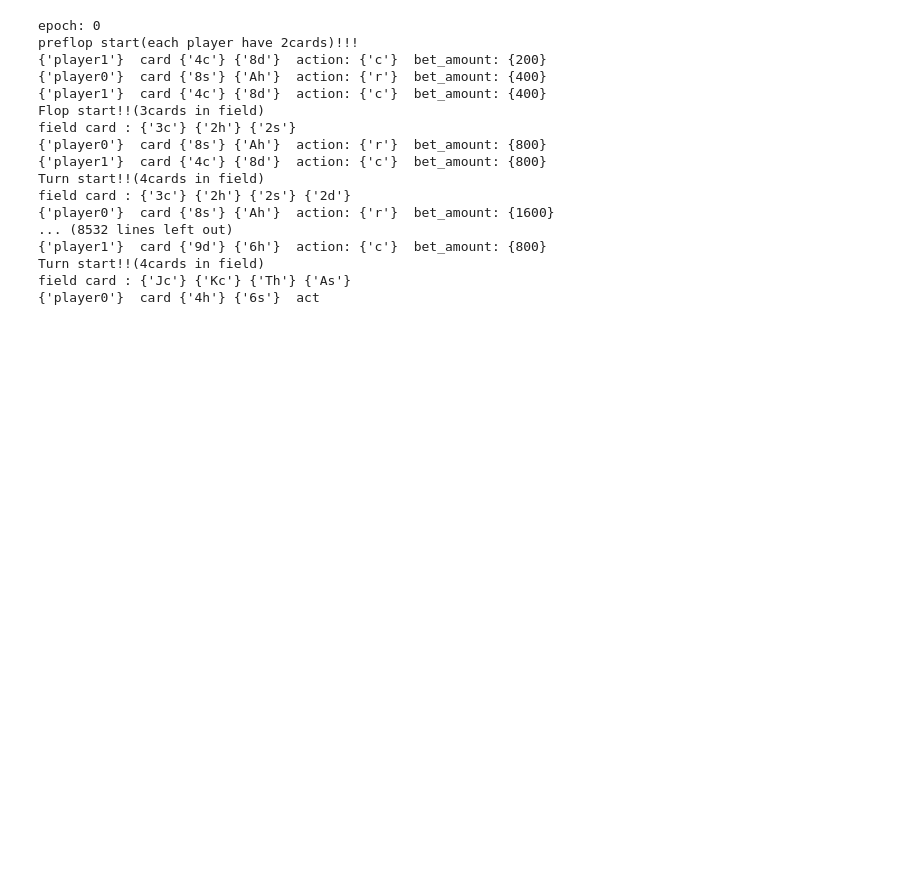
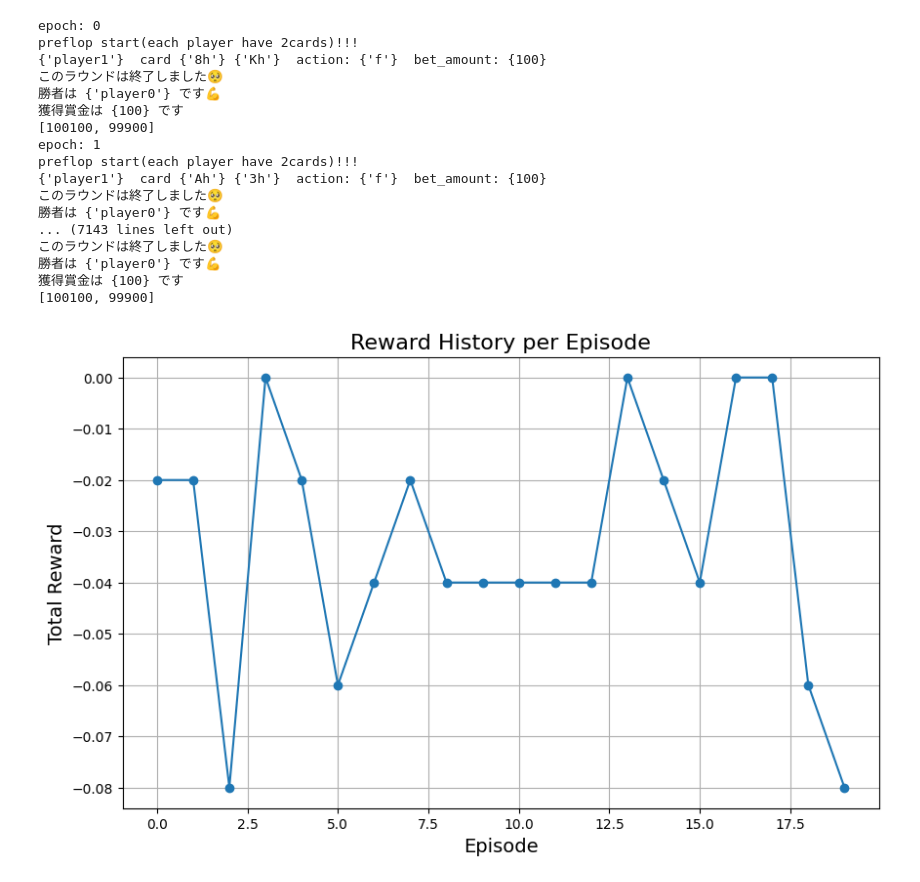
Before and after one commit to Shota-Oba486/poker, a Jupyter notebook: dqn_round.ipynb, the cells around one changed output. Saved outputs shown, nothing was run; the diff lists cells and outputs as text; code cells hidden in the pictures; blank space fills up the shorter version.

Commit message:
rewardやstateが初期

```diff
--- a/dqn_round.ipynb
+++ b/dqn_round.ipynb
@@ -42,7 +41,7 @@ class ReplayBuffer:
 class QNet(nn.Module):
     def __init__(self, action_size):
         super().__init__()
-        self.l1 = nn.Linear(111,128)
+        self.l1 = nn.Linear(6,128)
         self.l2 = nn.Linear(128,128)
         self.l3 = nn.Linear(128,action_size)
 
@@ -87,7 +86,8 @@ class DQNAgent:
                 return np.zeros(target_shape)  # ダミーの状態
             return next_state
 
-        next_state = preprocess_next_state(next_state,111)
+        ###注意！！！！（magic number）
+        next_state = preprocess_next_state(next_state,6)
 
         state = torch.tensor(state, dtype=torch.float32)
         action = torch.tensor(action, dtype=torch.int64)  # アクションは整数型
@@ -115,6 +115,11 @@ class DQNAgent:
         self.optimizer.zero_grad()
         loss.backward()
         self.optimizer.step()
+
+    def copy_from(self, other_agent):
+        # other_agent からパラメータをコピー
+        self.qnet.load_state_dict(other_agent.qnet.state_dict())
+        self.optimizer.load_state_dict(other_agent.optimizer.state_dict())
 # %%
 episodes = 1000
 
@@ -195,23 +200,43 @@ for episode in range(episodes):
 
     if episode % sync_interval == 0:
         agent.sync_qnet()
+        agent_sb.copy_from(agent)
 
     reward_history.append(total_reward)
 # %% [output]
 epoch: 0
 preflop start(each player have 2cards)!!!
-{'player1'}  card {'4c'} {'8d'}  action: {'c'}  bet_amount: {200}
-{'player0'}  card {'8s'} {'Ah'}  action: {'r'}  bet_amount: {400}
-{'player1'}  card {'4c'} {'8d'}  action: {'c'}  bet_amount: {400}
-Flop start!!(3cards in field)
-field card : {'3c'} {'2h'} {'2s'}
-{'player0'}  card {'8s'} {'Ah'}  action: {'r'}  bet_amount: {800}
-{'player1'}  card {'4c'} {'8d'}  action: {'c'}  bet_amount: {800}
-Turn start!!(4cards in field)
-field card : {'3c'} {'2h'} {'2s'} {'2d'}
-{'player0'}  card {'8s'} {'Ah'}  action: {'r'}  bet_amount: {1600}
-... (8532 lines left out)
-{'player1'}  card {'9d'} {'6h'}  action: {'c'}  bet_amount: {800}
-Turn start!!(4cards in field)
-field card : {'Jc'} {'Kc'} {'Th'} {'As'}
-{'player0'}  card {'4h'} {'6s'}  act
+{'player1'}  card {'8h'} {'Kh'}  action: {'f'}  bet_amount: {100}
+このラウンドは終了しました🥺
+勝者は {'player0'} です💪
+獲得賞金は {100} です
+[100100, 99900]
+epoch: 1
+preflop start(each player have 2cards)!!!
+{'player1'}  card {'Ah'} {'3h'}  action: {'f'}  bet_amount: {100}
+このラウンドは終了しました🥺
+勝者は {'player0'} です💪
+... (7143 lines left out)
+このラウンドは終了しました🥺
+勝者は {'player0'} です💪
+獲得賞金は {100} です
+[100100, 99900]
+# %%
+import matplotlib.pyplot as plt
+
+
+data = np.array(reward_history)
+group_size = 50
+averaged_data = [np.mean(data[i:i+group_size]) for i in range(0, len(data), group_size)]
+
+# グラフの描画
+plt.figure(figsize=(10, 6))  # グラフのサイズを指定
+plt.plot(averaged_data, label='Reward per Episode', marker='o')
+
+# グラフの装飾
+plt.title("Reward History per Episode", fontsize=16)  # タイトル
+plt.xlabel("Episode", fontsize=14)  # x軸ラベル
+plt.ylabel("Total Reward", fontsize=14)  # y軸ラベル
+plt.grid(True)  # グリッド表示
+# %% [output]
+[figure, added]
```
Also changed, not shown: parts of 1 cell of this notebook, 17 other files.
